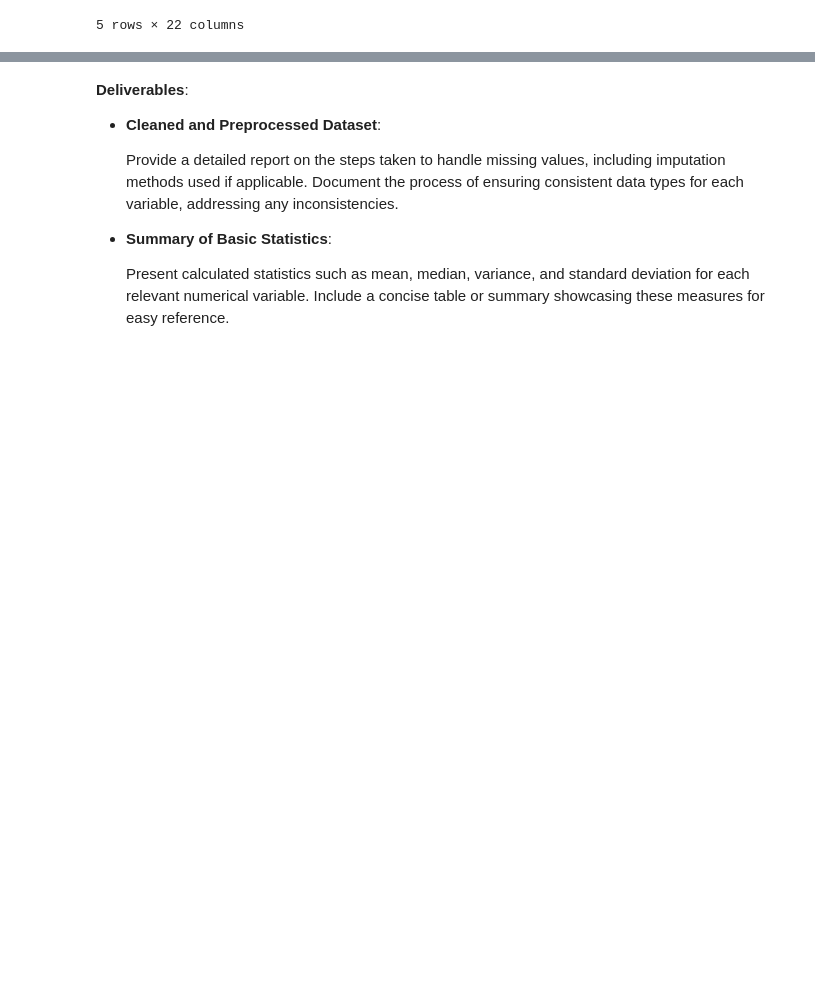
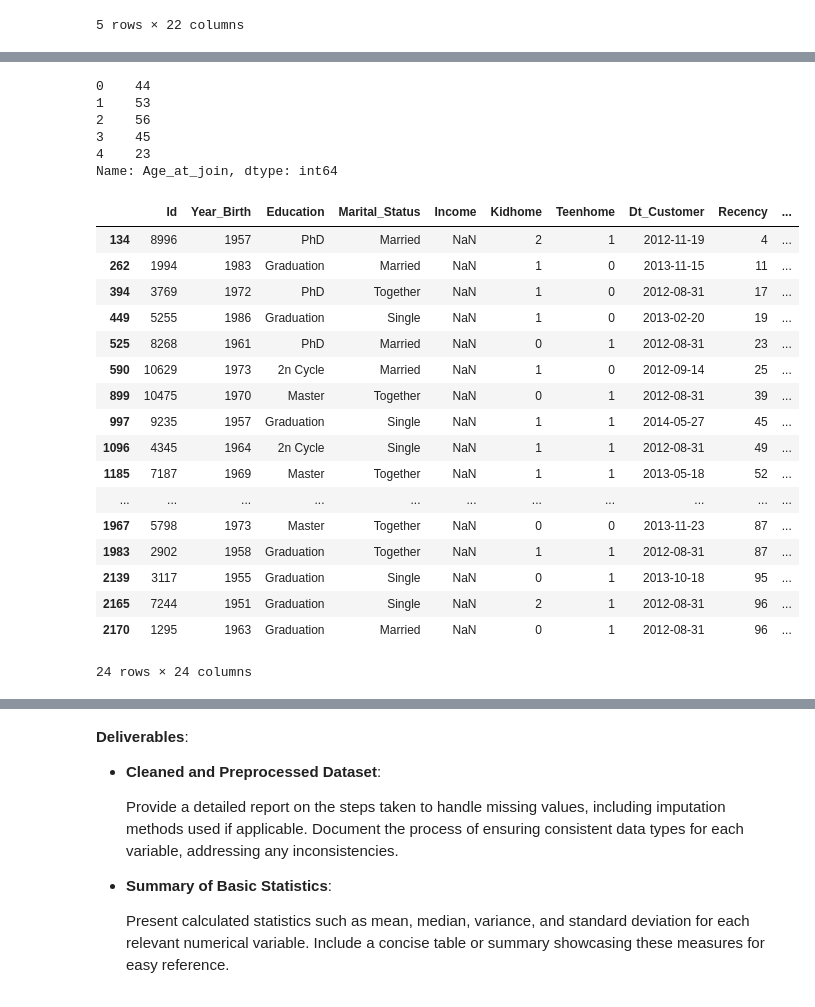
Before and after one commit to Nischay-verma/Almabetter-Applied_statistics_mid, a Jupyter notebook: Applied_Statistics_Project.ipynb, the cells around one changed output, grey strips where cells are left out. Drawn from its saved outputs; the diff is of its cells as text; code cells hidden in the pictures; blank space fills up the shorter version.

```diff
--- a/Applied_Statistics_Project.ipynb
+++ b/Applied_Statistics_Project.ipynb
@@ -75,0 +205,35 @@ df.head()
+# %%
+# the age of customer at the time of join
+
+
+df['Age_at_join'] = df['Dt_Customer'].dt.year - df['Year_Birth']
+df['Age_at_join'].head()
+# %% [output]
+0    44
+1    53
+2    56
+3    45
+4    23
+Name: Age_at_join, dtype: int64
+# %%
+# income is null
+df[df['Income'].isnull()]
+# %% [output]
+|  | Id | Year_Birth | Education | Marital_Status | Income | Kidhome | Teenhome | Dt_Customer | Recency | ... |
+| 134 | 8996 | 1957 | PhD | Married | NaN | 2 | 1 | 2012-11-19 | 4 | ... |
+| 262 | 1994 | 1983 | Graduation | Married | NaN | 1 | 0 | 2013-11-15 | 11 | ... |
+| 394 | 3769 | 1972 | PhD | Together | NaN | 1 | 0 | 2012-08-31 | 17 | ... |
+| 449 | 5255 | 1986 | Graduation | Single | NaN | 1 | 0 | 2013-02-20 | 19 | ... |
+| 525 | 8268 | 1961 | PhD | Married | NaN | 0 | 1 | 2012-08-31 | 23 | ... |
+| 590 | 10629 | 1973 | 2n Cycle | Married | NaN | 1 | 0 | 2012-09-14 | 25 | ... |
+| 899 | 10475 | 1970 | Master | Together | NaN | 0 | 1 | 2012-08-31 | 39 | ... |
+| 997 | 9235 | 1957 | Graduation | Single | NaN | 1 | 1 | 2014-05-27 | 45 | ... |
+| 1096 | 4345 | 1964 | 2n Cycle | Single | NaN | 1 | 1 | 2012-08-31 | 49 | ... |
+| 1185 | 7187 | 1969 | Master | Together | NaN | 1 | 1 | 2013-05-18 | 52 | ... |
+| ... | ... | ... | ... | ... | ... | ... | ... | ... | ... | ... |
+| 1967 | 5798 | 1973 | Master | Together | NaN | 0 | 0 | 2013-11-23 | 87 | ... |
+| 1983 | 2902 | 1958 | Graduation | Together | NaN | 1 | 1 | 2012-08-31 | 87 | ... |
+| 2139 | 3117 | 1955 | Graduation | Single | NaN | 0 | 1 | 2013-10-18 | 95 | ... |
+| 2165 | 7244 | 1951 | Graduation | Single | NaN | 2 | 1 | 2012-08-31 | 96 | ... |
+| 2170 | 1295 | 1963 | Graduation | Married | NaN | 0 | 1 | 2012-08-31 | 96 | ... |
+24 rows × 24 columns
```
Also changed, not shown: parts of 15 cells of this notebook.
